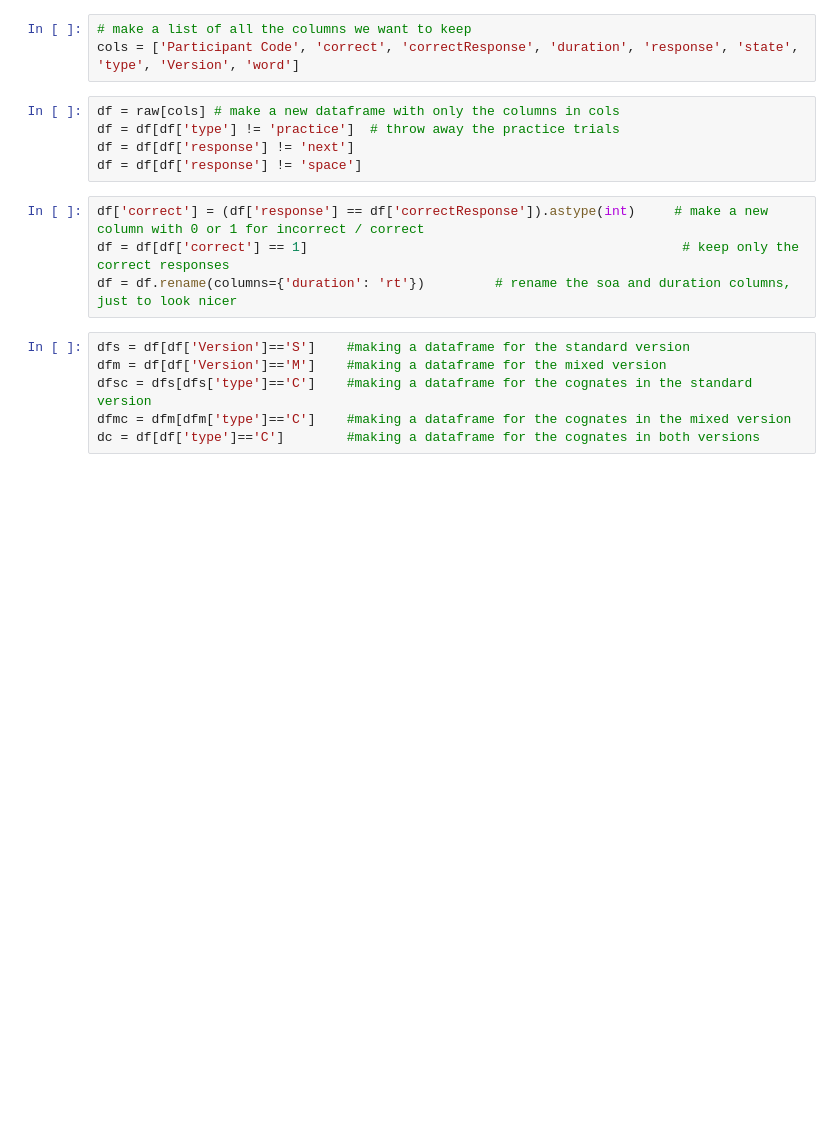
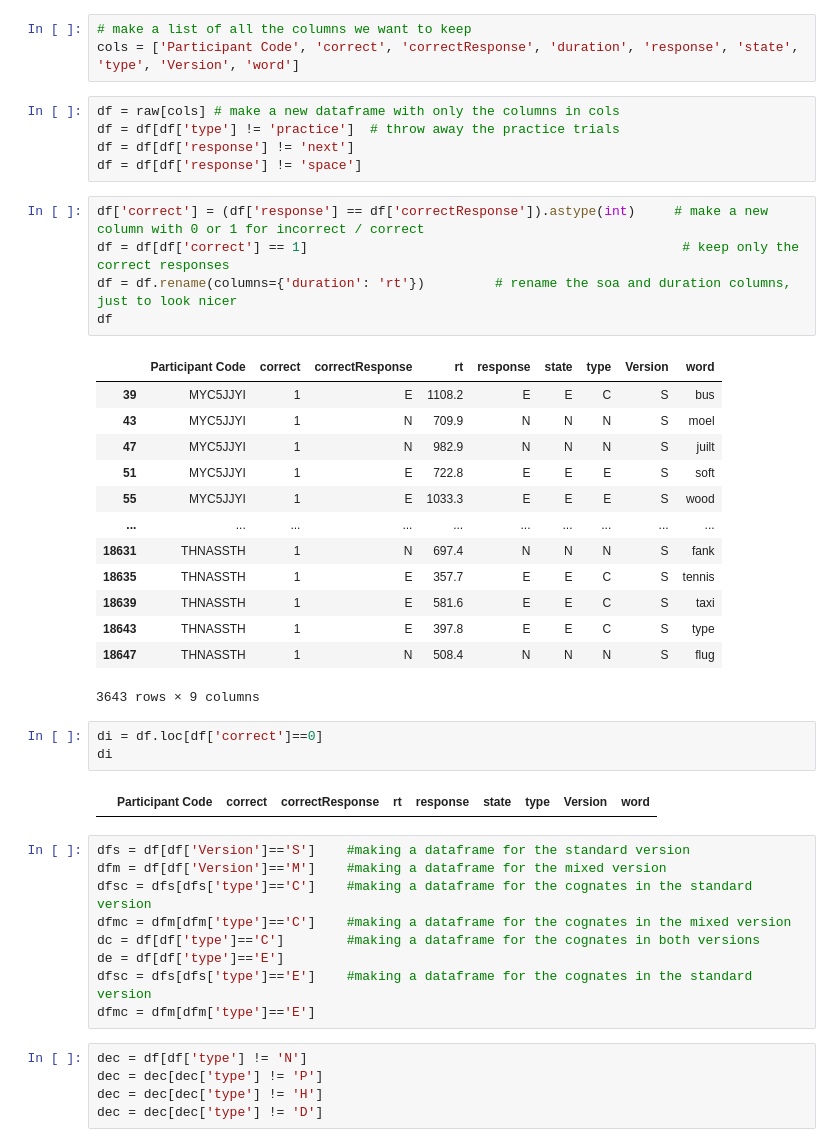
Before and after one commit to EmilieJN/Experimental-Psycholinguistics, a Jupyter notebook: data analysis/data.ipynb, the cells around one changed output. Cells and saved outputs as stored; diff of their text form; blank space fills up the shorter version.

```diff
--- a/data analysis/data.ipynb
+++ b/data analysis/data.ipynb
@@ -32,13 +50,41 @@ df = df[df['response'] != 'space']
 # %%
 df['correct'] = (df['response'] == df['correctResponse']).astype(int)     # make a new column with 0 or 1 for incorrect / correct
 df = df[df['correct'] == 1]                                                # keep only the correct responses
 df = df.rename(columns={'duration': 'rt'})         # rename the soa and duration columns, just to look nicer
+df
+# %% [output]
+|  | Participant Code | correct | correctResponse | rt | response | state | type | Version | word |
+| 39 | MYC5JJYI | 1 | E | 1108.2 | E | E | C | S | bus |
+| 43 | MYC5JJYI | 1 | N | 709.9 | N | N | N | S | moel |
+| 47 | MYC5JJYI | 1 | N | 982.9 | N | N | N | S | juilt |
+| 51 | MYC5JJYI | 1 | E | 722.8 | E | E | E | S | soft |
+| 55 | MYC5JJYI | 1 | E | 1033.3 | E | E | E | S | wood |
+| ... | ... | ... | ... | ... | ... | ... | ... | ... | ... |
+| 18631 | THNASSTH | 1 | N | 697.4 | N | N | N | S | fank |
+| 18635 | THNASSTH | 1 | E | 357.7 | E | E | C | S | tennis |
+| 18639 | THNASSTH | 1 | E | 581.6 | E | E | C | S | taxi |
+| 18643 | THNASSTH | 1 | E | 397.8 | E | E | C | S | type |
+| 18647 | THNASSTH | 1 | N | 508.4 | N | N | N | S | flug |
+3643 rows × 9 columns
+# %%
+di = df.loc[df['correct']==0]
+di
+# %% [output]
+|  | Participant Code | correct | correctResponse | rt | response | state | type | Version | word |
 # %%
 dfs = df[df['Version']=='S']    #making a dataframe for the standard version
 dfm = df[df['Version']=='M']    #making a dataframe for the mixed version
 dfsc = dfs[dfs['type']=='C']    #making a dataframe for the cognates in the standard version
 dfmc = dfm[dfm['type']=='C']    #making a dataframe for the cognates in the mixed version
 dc = df[df['type']=='C']        #making a dataframe for the cognates in both versions
+de = df[df['type']=='E']
+dfsc = dfs[dfs['type']=='E']    #making a dataframe for the cognates in the standard version
+dfmc = dfm[dfm['type']=='E']
+# %%
+dec = df[df['type'] != 'N']
+dec = dec[dec['type'] != 'P']
+dec = dec[dec['type'] != 'H']
+dec = dec[dec['type'] != 'D']
 # %%
 # find average values for the conditions.
 df_grouped = df.groupby(['type', 'state', 'Version'])['rt'].mean().reset_index()
```
Also changed, not shown: parts of 11 cells of this notebook, 6 other files.
